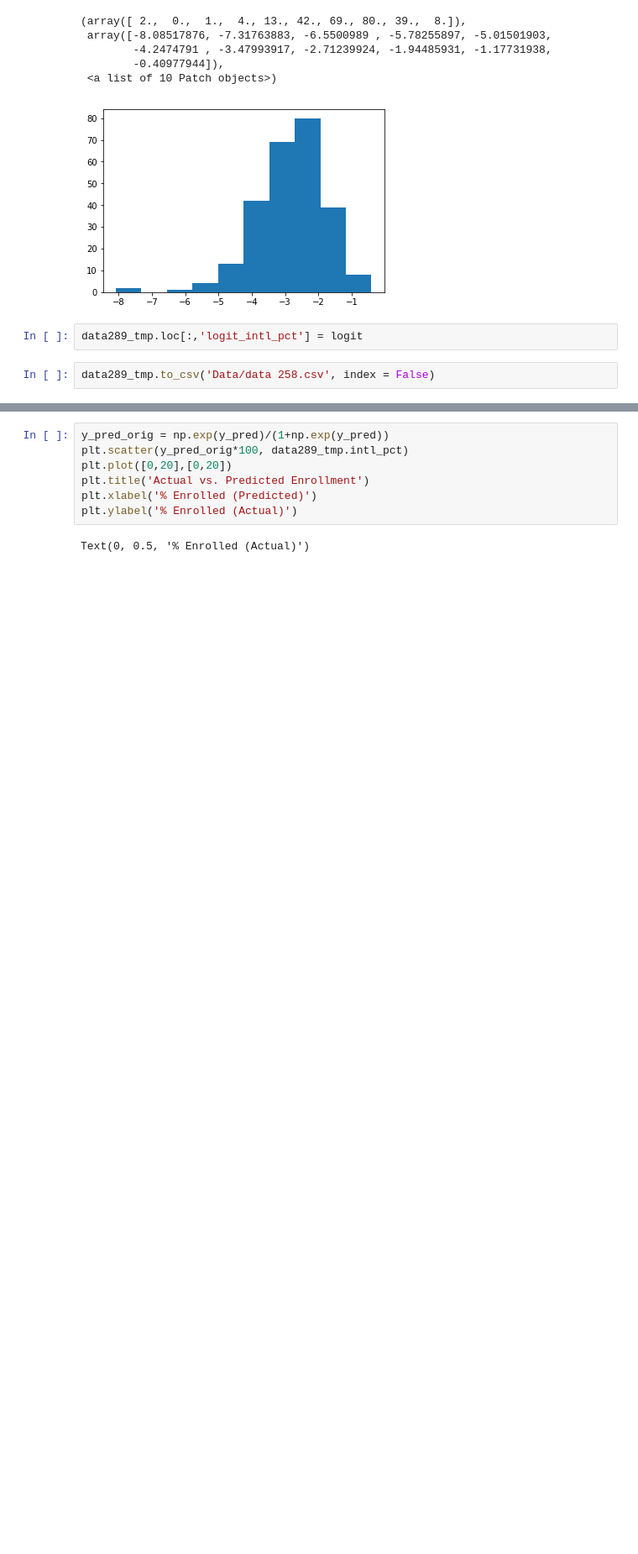
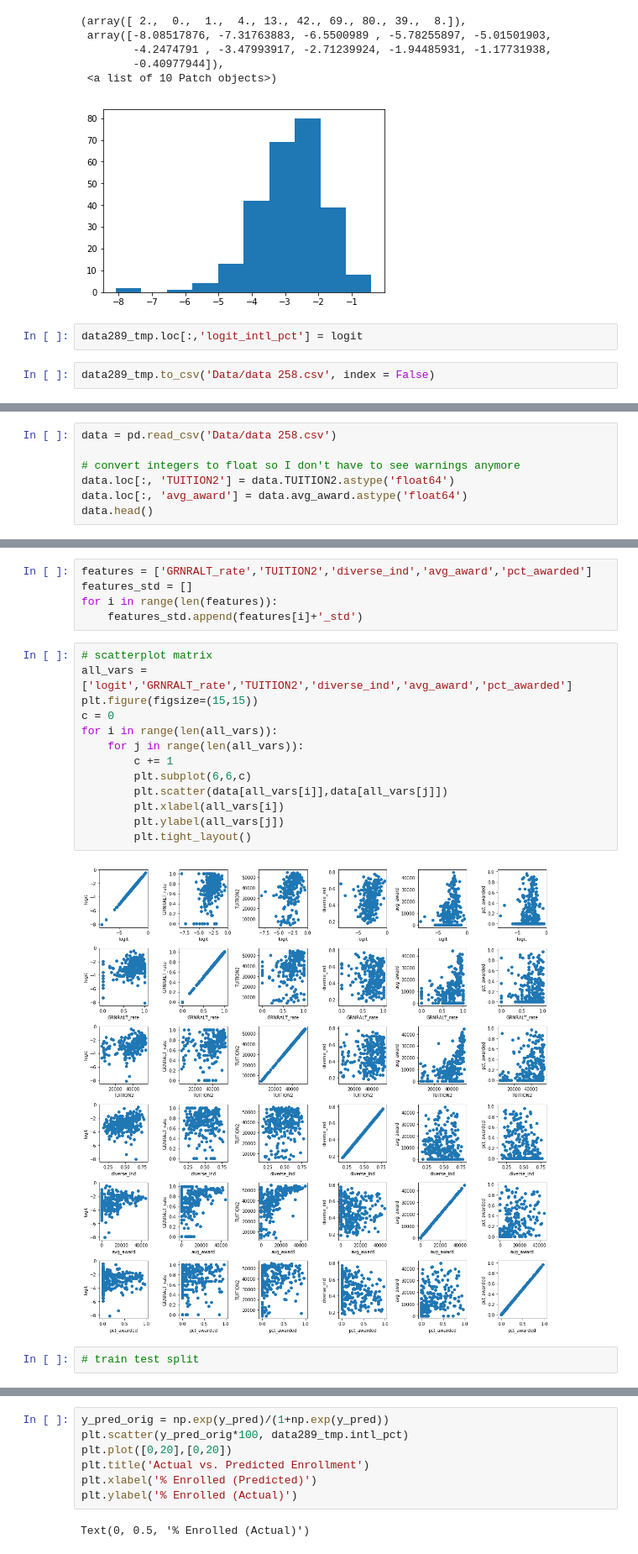
Before and after one commit to nina-xu/Insight_ScholarShip, a Jupyter notebook: Modeling for institutions.ipynb, the cells around one changed output, grey strips where cells are left out. Shown at 84% size. Cells and saved outputs as stored; diff of their text form; blank space fills up the shorter version.

```diff
--- a/Modeling for institutions.ipynb
+++ b/Modeling for institutions.ipynb
@@ -632,0 +622,7 @@ KeyError: "['pct_awarded_std', 'TUITION2_std', 'avg_award_std'] not in index"
+# %%
+data = pd.read_csv('Data/data 258.csv')
+
+# convert integers to float so I don't have to see warnings anymore
+data.loc[:, 'TUITION2'] = data.TUITION2.astype('float64')
+data.loc[:, 'avg_award'] = data.avg_award.astype('float64')
+data.head()
@@ -632,0 +637,22 @@ KeyError: "['pct_awarded_std', 'TUITION2_std', 'avg_award_std'] not in index"
+# %%
+features = ['GRNRALT_rate','TUITION2','diverse_ind','avg_award','pct_awarded']
+features_std = []
+for i in range(len(features)):
+    features_std.append(features[i]+'_std')
+# %%
+# scatterplot matrix
+all_vars = ['logit','GRNRALT_rate','TUITION2','diverse_ind','avg_award','pct_awarded']
+plt.figure(figsize=(15,15))
+c = 0
+for i in range(len(all_vars)):
+    for j in range(len(all_vars)):
+        c += 1
+        plt.subplot(6,6,c)
+        plt.scatter(data[all_vars[i]],data[all_vars[j]])
+        plt.xlabel(all_vars[i])
+        plt.ylabel(all_vars[j])
+        plt.tight_layout()
+# %% [output]
+[figure, added]
+# %%
+# train test split
```
Also changed, not shown: parts of 6 cells of this notebook, 1 other file.
